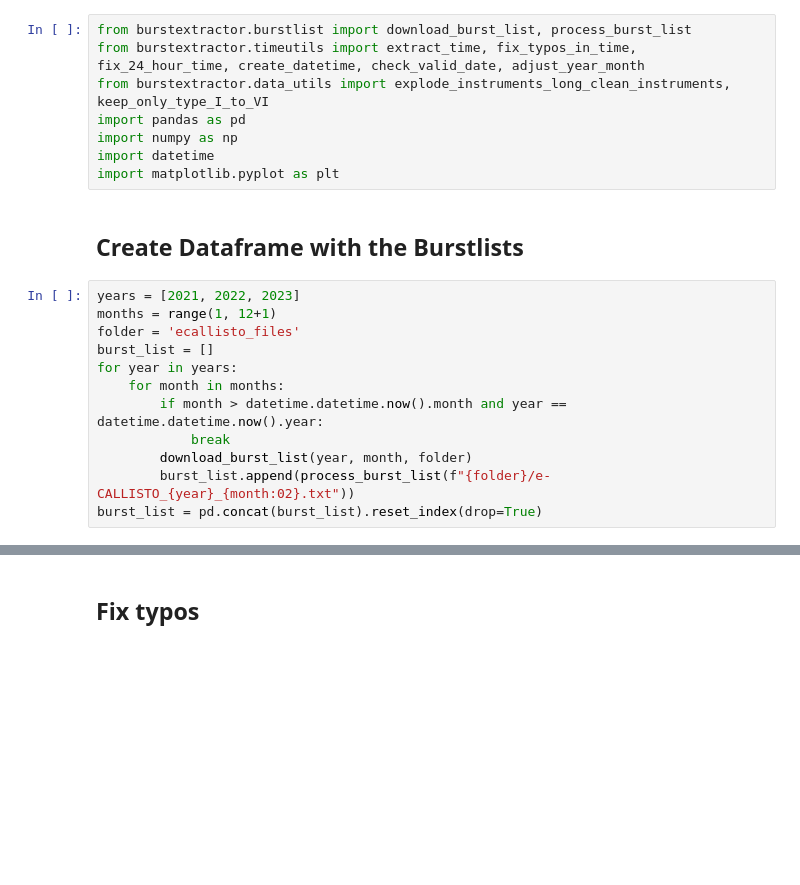
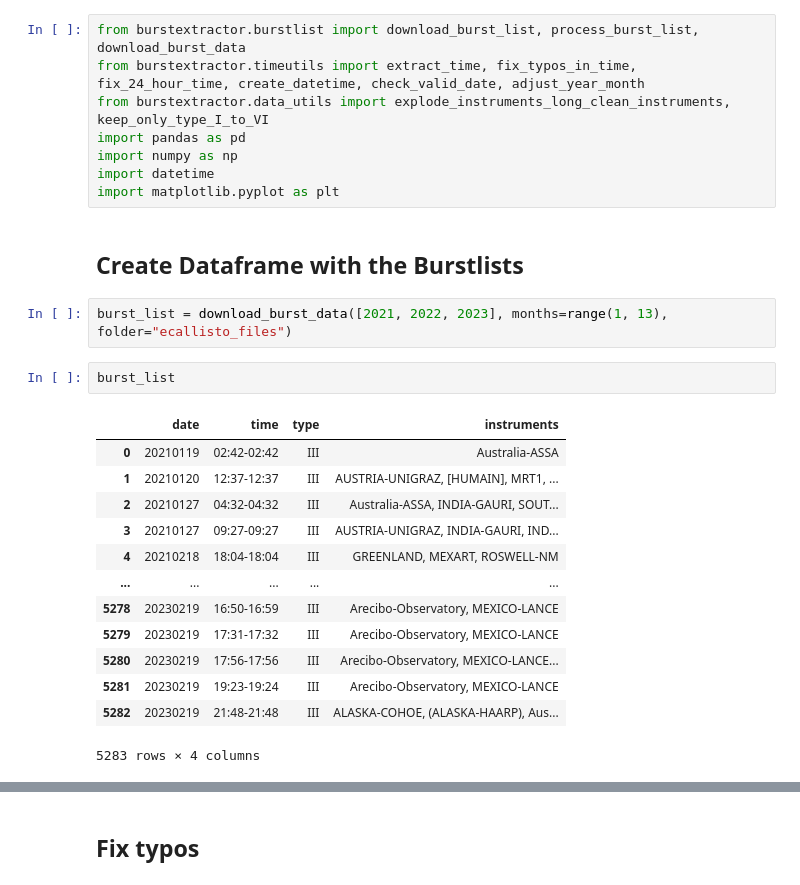
Before and after one commit to i4Ds/Radio-sunburst-labelcreation, a Jupyter notebook: burst_list_creation.ipynb, the cells around one changed output, grey strips where cells are left out. Drawn from its saved outputs; the diff is of its cells as text; blank space fills up the shorter version.

```diff
--- a/burst_list_creation.ipynb
+++ b/burst_list_creation.ipynb
@@ -1,5 +1,5 @@
 # %%
-from burstextractor.burstlist import download_burst_list, process_burst_list
+from burstextractor.burstlist import download_burst_list, process_burst_list, download_burst_data
 from burstextractor.timeutils import extract_time, fix_typos_in_time, fix_24_hour_time, create_datetime, check_valid_date, adjust_year_month
 from burstextractor.data_utils import explode_instruments_long_clean_instruments, keep_only_type_I_to_VI
 import pandas as pd
@@ -8,18 +8,24 @@ import datetime
 import matplotlib.pyplot as plt
 # %% [markdown]
 ## Create Dataframe with the Burstlists
-# %%
-years = [2021, 2022, 2023]
-months = range(1, 12+1)
-folder = 'ecallisto_files'
-burst_list = []
-for year in years:
-    for month in months:
-        if month > datetime.datetime.now().month and year == datetime.datetime.now().year:
-            break
-        download_burst_list(year, month, folder)
-        burst_list.append(process_burst_list(f"{folder}/e-CALLISTO_{year}_{month:02}.txt"))
-burst_list = pd.concat(burst_list).reset_index(drop=True)
+# %%
+burst_list = download_burst_data([2021, 2022, 2023], months=range(1, 13), folder="ecallisto_files")
+# %%
+burst_list
+# %% [output]
+|  | date | time | type | instruments |
+| 0 | 20210119 | 02:42-02:42 | III | Australia-ASSA |
+| 1 | 20210120 | 12:37-12:37 | III | AUSTRIA-UNIGRAZ, [HUMAIN], MRT1, ... |
+| 2 | 20210127 | 04:32-04:32 | III | Australia-ASSA, INDIA-GAURI, SOUT... |
+| 3 | 20210127 | 09:27-09:27 | III | AUSTRIA-UNIGRAZ, INDIA-GAURI, IND... |
+| 4 | 20210218 | 18:04-18:04 | III | GREENLAND, MEXART, ROSWELL-NM |
+| ... | ... | ... | ... | ... |
+| 5278 | 20230219 | 16:50-16:59 | III | Arecibo-Observatory, MEXICO-LANCE |
+| 5279 | 20230219 | 17:31-17:32 | III | Arecibo-Observatory, MEXICO-LANCE |
+| 5280 | 20230219 | 17:56-17:56 | III | Arecibo-Observatory, MEXICO-LANCE... |
+| 5281 | 20230219 | 19:23-19:24 | III | Arecibo-Observatory, MEXICO-LANCE |
+| 5282 | 20230219 | 21:48-21:48 | III | ALASKA-COHOE, (ALASKA-HAARP), Aus... |
+5283 rows × 4 columns
 # %%
 burst_list.sample(5)
 # %% [output]
```
Also changed, not shown: parts of 6 cells of this notebook, 6 other files.
